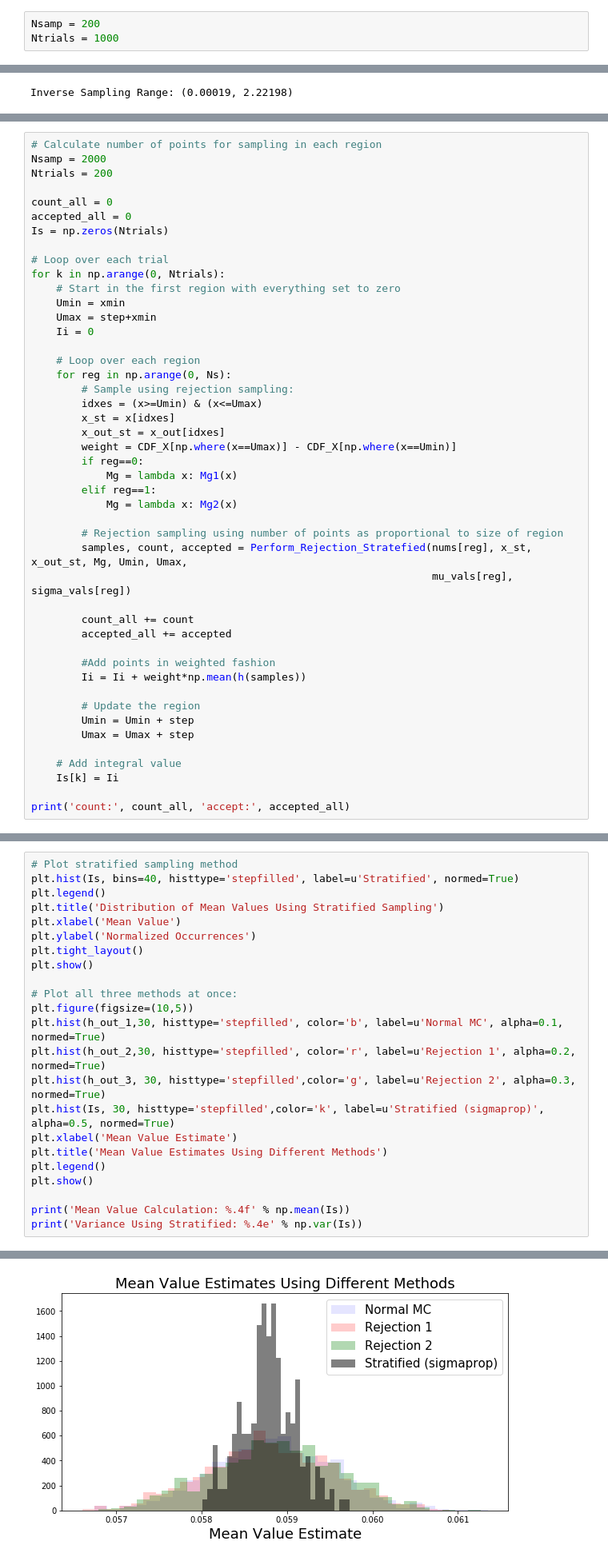
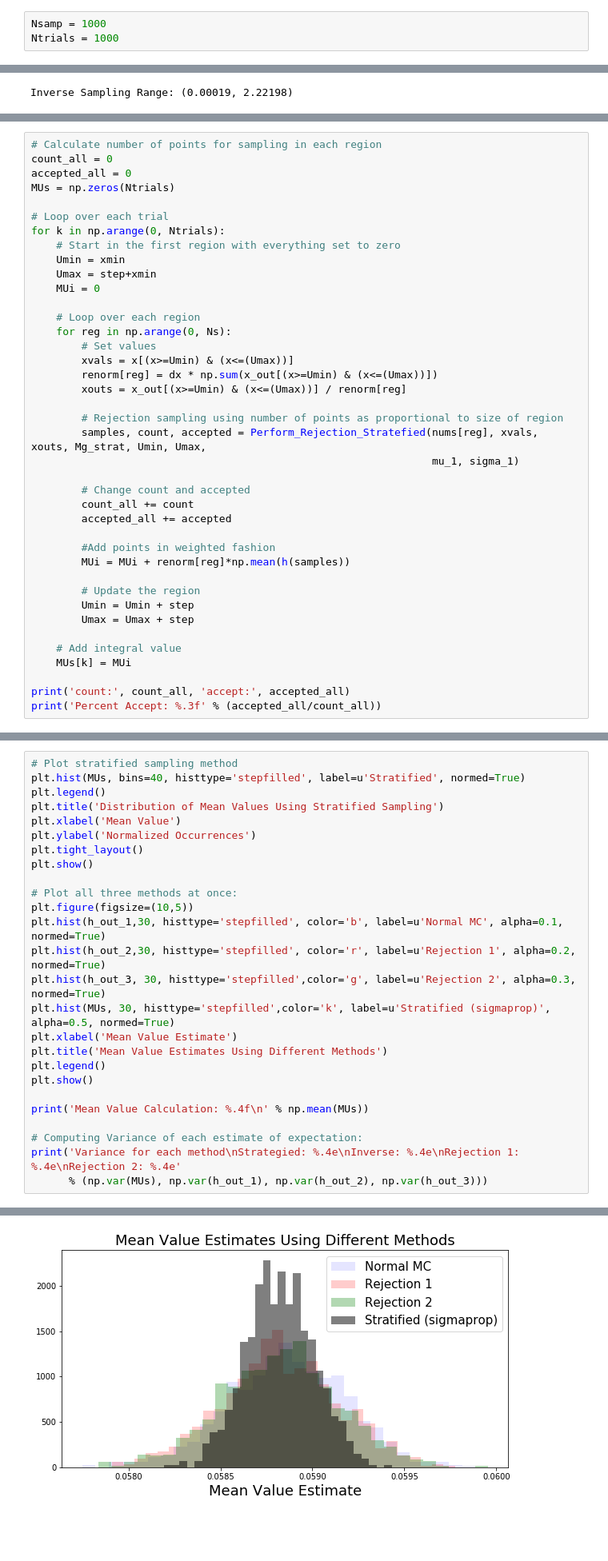
Before and after one commit to rshally/AM207, a Jupyter notebook: Spencer/Pset 2/Hallyburton_Pset_2.ipynb, the cells around one changed output, grey strips where cells are left out. Shown at 80% size. Drawn from its saved outputs; the diff is of its cells as text; blank space fills up the shorter version.

```diff
--- a/Spencer/Pset 2/Hallyburton_Pset_2.ipynb
+++ b/Spencer/Pset 2/Hallyburton_Pset_2.ipynb
@@ -21,7 +21,7 @@ plt.rc('axes', labelsize=font_val)    # fontsize of the x and y labels
 plt.rc('legend', fontsize=(font_val-3))    # legend fontsize
 plt.rc('font', family='Sans Serif')
 # %%
-Nsamp = 200
+Nsamp = 1000
 Ntrials = 1000
 # %% [markdown]
 ## Problem 1: Monte Carlo Integration
@@ -415,48 +444,42 @@ def Perform_Rejection_Stratefied(Nsamp, x, x_out, Mg, lower, upper, mu, sigma):
 ##################################################################
 # %%
 # Calculate number of points for sampling in each region
-Nsamp = 2000
-Ntrials = 200
-
 count_all = 0
 accepted_all = 0
-Is = np.zeros(Ntrials)
+MUs = np.zeros(Ntrials)
 
 # Loop over each trial
 for k in np.arange(0, Ntrials):
     # Start in the first region with everything set to zero
     Umin = xmin
     Umax = step+xmin
-    Ii = 0
+    MUi = 0
 
     # Loop over each region
     for reg in np.arange(0, Ns):
-        # Sample using rejection sampling:
-        idxes = (x>=Umin) & (x<=Umax)
-        x_st = x[idxes]
-        x_out_st = x_out[idxes]
-        weight = CDF_X[np.where(x==Umax)] - CDF_X[np.where(x==Umin)]
-        if reg==0:
-            Mg = lambda x: Mg1(x)
-        elif reg==1:
-            Mg = lambda x: Mg2(x)
+        # Set values
+        xvals = x[(x>=Umin) & (x<=(Umax))]
+        renorm[reg] = dx * np.sum(x_out[(x>=Umin) & (x<=(Umax))])
+        xouts = x_out[(x>=Umin) & (x<=(Umax))] / renorm[reg]
 
         # Rejection sampling using number of points as proportional to size of region
-        samples, count, accepted = Perform_Rejection_Stratefied(nums[reg], x_st, x_out_st, Mg, Umin, Umax,
-                                                                mu_vals[reg], sigma_vals[reg])
+        samples, count, accepted = Perform_Rejection_Stratefied(nums[reg], xvals, xouts, Mg_strat, Umin, Umax,
+                                                                mu_1, sigma_1)
 
+        # Change count and accepted
         count_all += count
         accepted_all += accepted
 
         #Add points in weighted fashion
-        Ii = Ii + weight*np.mean(h(samples))
+        MUi = MUi + renorm[reg]*np.mean(h(samples))
 
         # Update the region
         Umin = Umin + step
         Umax = Umax + step
 
     # Add integral value
-    Is[k] = Ii
+    MUs[k] = MUi
 
 print('count:', count_all, 'accept:', accepted_all)
+print('Percent Accept: %.3f' % (accepted_all/count_all))
 # %% [output]
@@ -464,6 +488,6 @@ count: 314312 accept: 200200
 # %%
 # Plot stratified sampling method
-plt.hist(Is, bins=40, histtype='stepfilled', label=u'Stratified', normed=True)
+plt.hist(MUs, bins=40, histtype='stepfilled', label=u'Stratified', normed=True)
 plt.legend()
 plt.title('Distribution of Mean Values Using Stratified Sampling')
 plt.xlabel('Mean Value')
@@ -476,12 +500,15 @@ plt.figure(figsize=(10,5))
 plt.hist(h_out_1,30, histtype='stepfilled', color='b', label=u'Normal MC', alpha=0.1, normed=True)
 plt.hist(h_out_2,30, histtype='stepfilled', color='r', label=u'Rejection 1', alpha=0.2, normed=True)
 plt.hist(h_out_3, 30, histtype='stepfilled',color='g', label=u'Rejection 2', alpha=0.3, normed=True)
-plt.hist(Is, 30, histtype='stepfilled',color='k', label=u'Stratified (sigmaprop)', alpha=0.5, normed=True)
+plt.hist(MUs, 30, histtype='stepfilled',color='k', label=u'Stratified (sigmaprop)', alpha=0.5, normed=True)
 plt.xlabel('Mean Value Estimate')
 plt.title('Mean Value Estimates Using Different Methods')
 plt.legend()
 plt.show()
 
-print('Mean Value Calculation: %.4f' % np.mean(Is))
-print('Variance Using Stratified: %.4e' % np.var(Is))
+print('Mean Value Calculation: %.4f\n' % np.mean(MUs))
+
+# Computing Variance of each estimate of expectation:
+print('Variance for each method\nStrategied: %.4e\nInverse: %.4e\nRejection 1: %.4e\nRejection 2: %.4e'
+      % (np.var(MUs), np.var(h_out_1), np.var(h_out_2), np.var(h_out_3)))
 # %% [output]
@@ -489,2 +516,2 @@ print('Variance Using Stratified: %.4e' % np.var(Is))
-[figure, old version]
+[figure, new version]
 Mean Value Calculation: 0.0588
```
Also changed, not shown: parts of 22 cells of this notebook.
